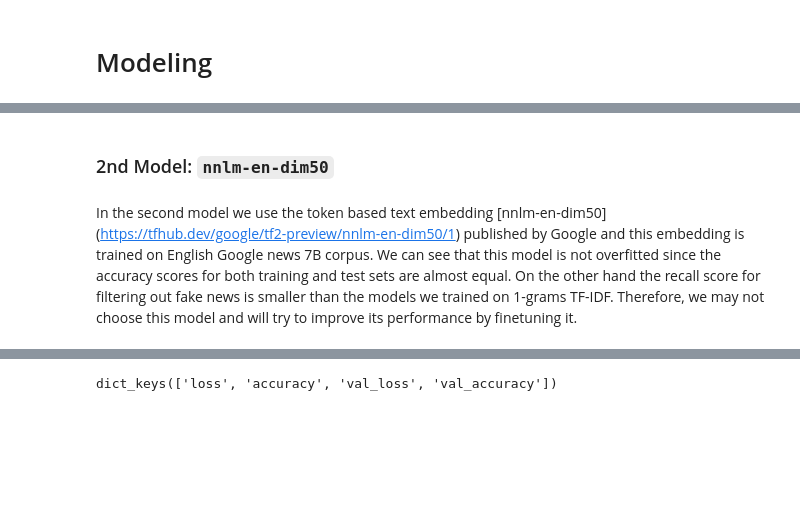
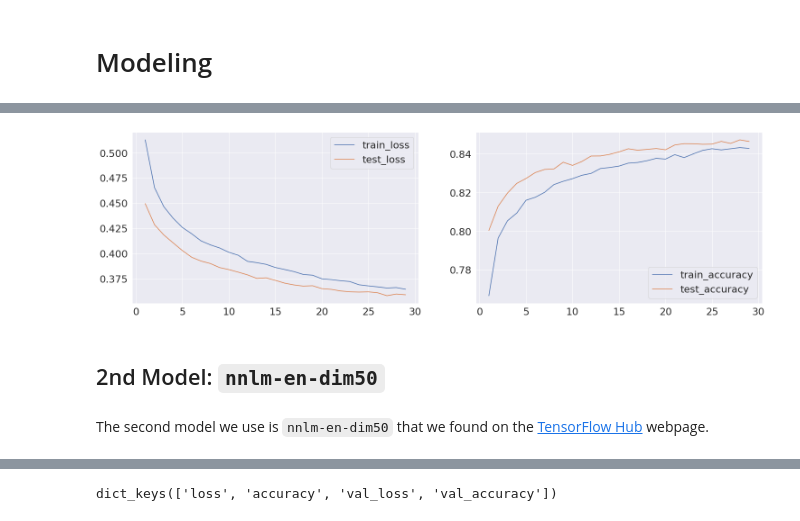
Before and after one commit to miladshiraniUCB/Fake-Real-News-Classification, a Jupyter notebook: Modeling Notebooks/Modeling_NN_Transfer_Learning.ipynb, the cells around one changed output, grey strips where cells are left out. Cells and saved outputs as stored; diff of their text form; code cells hidden in the pictures; blank space fills up the shorter version.

Commit message:
Transfer Learning

```diff
--- a/Modeling Notebooks/Modeling_NN_Transfer_Learning.ipynb
+++ b/Modeling Notebooks/Modeling_NN_Transfer_Learning.ipynb
@@ -137,4 +113,24 @@ def text_from_token(data):
     cleaned_sentence = " ".join(data)
 
     return  cleaned_sentence
+# %%
+def acc_loss(model):
+
+
+    train_loss = model.history["loss"]
+    train_acc  = model.history["accuracy"]
+
+    test_loss = model.history["val_loss"]
+    test_acc  = model.history["val_accuracy"]
+
+    train_test = [(train_loss, test_loss, "loss"), (train_acc,test_acc, "accuracy")]
+
+    figs, axes = plt.subplots(nrows = 1, ncols = 2, figsize = (25,7))
+    sns.set(font_scale=2)
+
+
+    for i, item in enumerate(train_test):
+        ax = axes[i]
+        g = sns.lineplot(x = range(1, 1 + len(item[0])), y = item[0], label = "train_" + item[2], ax = ax);
+        g = sns.lineplot(x = range(1, 1 + len(item[1])), y = item[1], label = "test_" + item[2], ax = ax);
 # %%
@@ -244,9 +200,13 @@ model_urls[3] = {"model_name":"nnlm-en-dim128",
                  "embed_size": 128,
                  "url": "https://tfhub.dev/google/tf2-preview/nnlm-en-dim128/1"}
 
-model_urls[4] = {"model_name":"Wiki-words-250",
-                 "embed_size": 250,
-                 "url": "https://tfhub.dev/google/Wiki-words-250/2"}
+model_urls[4] = {"model_name":"universal-sentence-encoder",
+                 "embed_size": 512,
+                 "url": "https://tfhub.dev/google/universal-sentence-encoder/4"}
+
+model_urls[5] = {"model_name":"universal-sentence-encoder-large",
+                 "embed_size": 512,
+                 "url": "https://tfhub.dev/google/universal-sentence-encoder-large/5"}
 # %% [markdown]
 # Importing Data
 # %%
@@ -303,9 +252,7 @@ url = model_urls[i]["url"]
 model_name = model_urls[i]["model_name"]
 embed_size = model_urls[i]["embed_size"]
 
-# histories[model_name]
-
-model_1 = transfer_model(module_url = url, embed_size = embed_size,
+histories[model_name] = transfer_model(module_url = url, embed_size = embed_size,
                                        name = model_name, trainable = False)
 # %% [output]
 Model: "sequential"
@@ -351,7 +275,11 @@ INFO:tensorflow:Assets written to: ram://f22efcc8-d297-4ff1-9de9-c1c362b8a1e9/as
+# %%
+acc_loss(histories[model_urls[1]["model_name"]])
+# %% [output]
+[figure, added]
 # %% [markdown]
-### 2nd Model: `nnlm-en-dim50`
+## 2nd Model: `nnlm-en-dim50`
-# %% [markdown]
-In the second model we use the token based text embedding [nnlm-en-dim50] (https://tfhub.dev/google/tf2-preview/nnlm-en-dim50/1) published by Google and this embedding is trained on English Google news 7B corpus. We can see that this model is not overfitted since the accuracy scores for both training and test sets are almost equal. On the other hand the recall score for filtering out fake news is smaller than the models we trained on 1-grams TF-IDF. Therefore, we may not choose this model and will try to improve its performance by finetuning it.
+# %% [markdown]
+The second model we use is `nnlm-en-dim50` that we found on the [TensorFlow Hub](https://tfhub.dev/google/tf2-preview/nnlm-en-dim50/1) webpage.
 # %%
 i = 2
 
```
Also changed, not shown: parts of 62 cells of this notebook.
